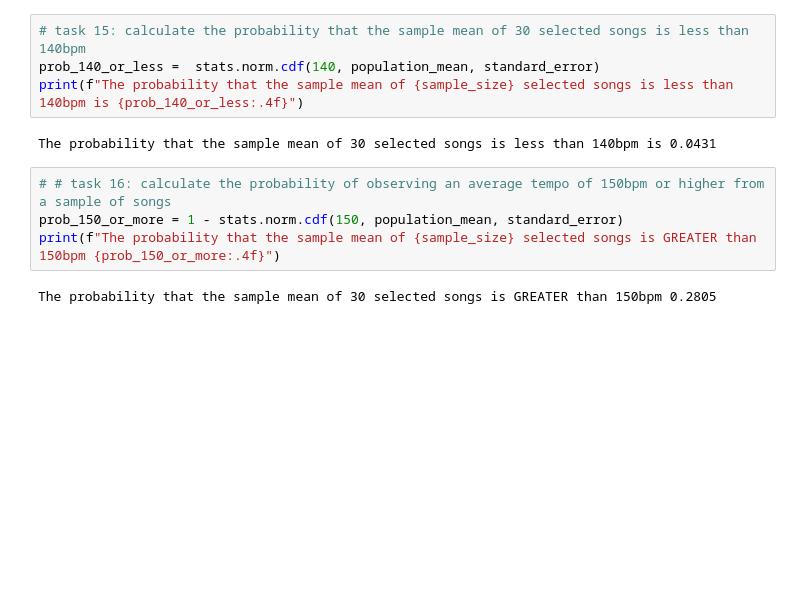
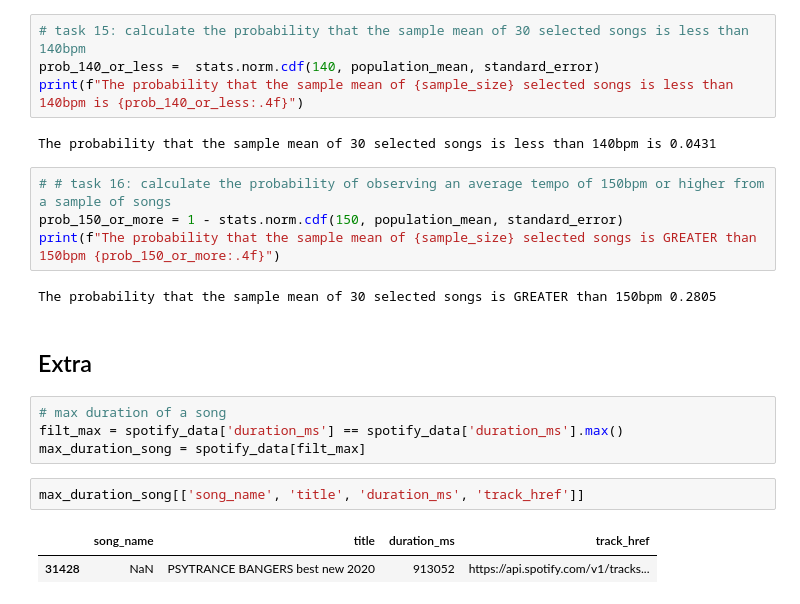
Before and after one commit to 7086600/dance_party, a Jupyter notebook: dance_party.ipynb, the cells around one changed output. Saved outputs shown, nothing was run; the diff lists cells and outputs as text; blank space fills up the shorter version.

Commit message:
add analysis for maximum song duration and probability of sample minimums below 130 bpm

```diff
--- a/dance_party.ipynb
+++ b/dance_party.ipynb
@@ -143,3 +143,14 @@ prob_150_or_more = 1 - stats.norm.cdf(150, population_mean, standard_error)
 print(f"The probability that the sample mean of {sample_size} selected songs is GREATER than 150bpm {prob_150_or_more:.4f}")
 # %% [output]
 The probability that the sample mean of 30 selected songs is GREATER than 150bpm 0.2805
+# %% [markdown]
+## Extra
+# %%
+# max duration of a song
+filt_max = spotify_data['duration_ms'] == spotify_data['duration_ms'].max()
+max_duration_song = spotify_data[filt_max]
+# %%
+max_duration_song[['song_name', 'title', 'duration_ms', 'track_href']]
+# %% [output]
+|  | song_name | title | duration_ms | track_href |
+| 31428 | NaN | PSYTRANCE BANGERS best new 2020 | 913052 | https://api.spotify.com/v1/tracks... |
```
Also changed, not shown: parts of 1 cell of this notebook.
